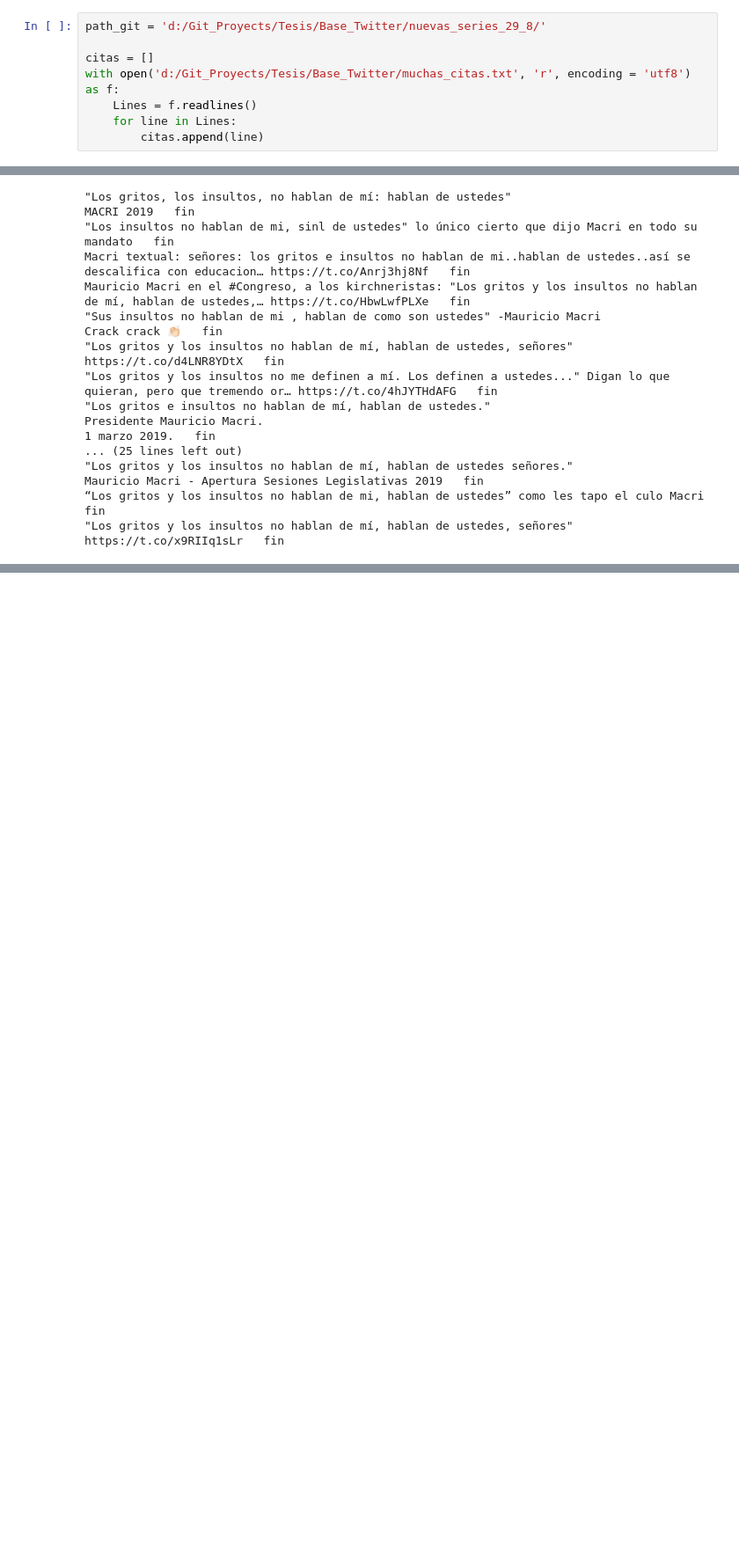
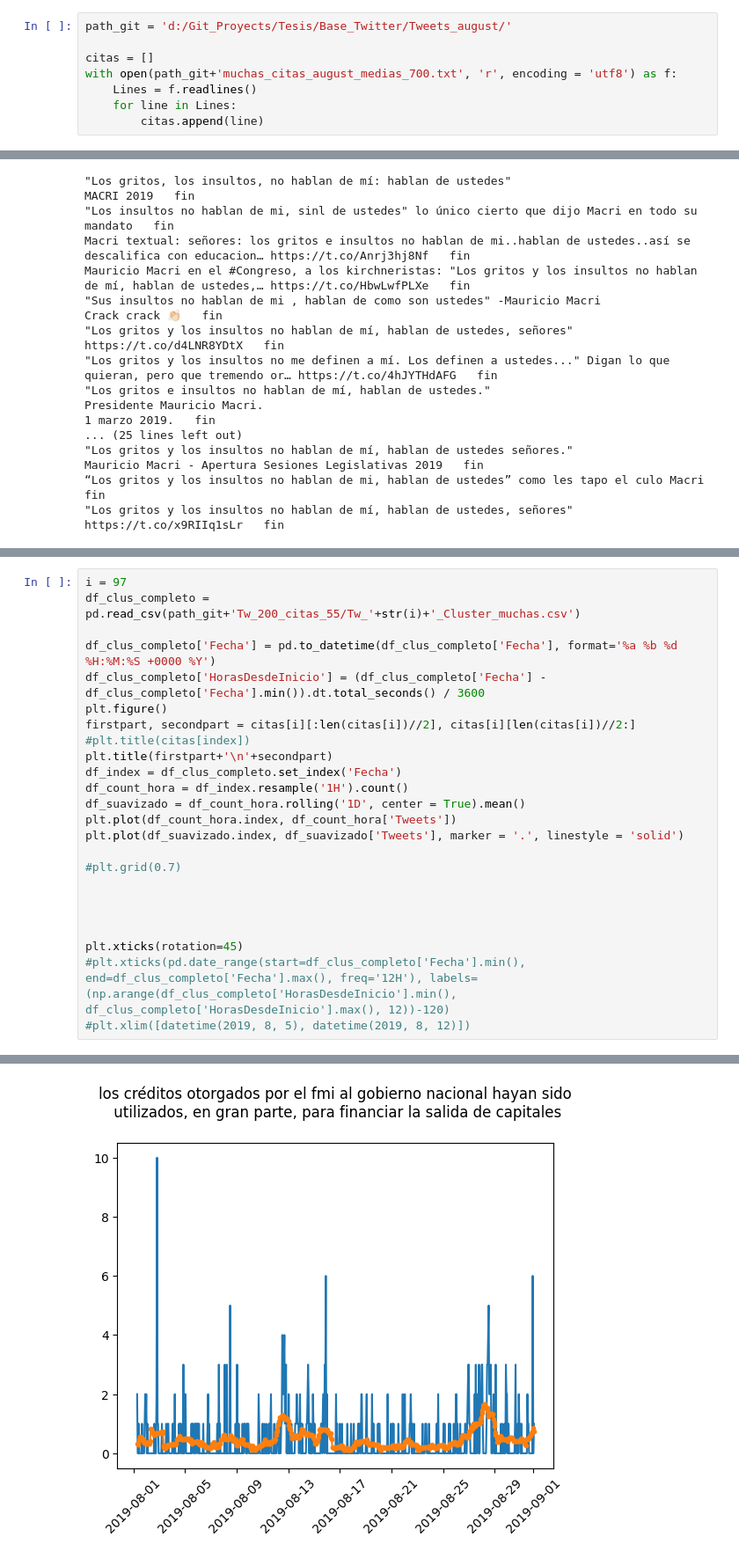
Before and after one commit to Ale-Mildiner/Tesis, a Jupyter notebook: Base_Twitter/Series_Temporales_single.ipynb, the cells around one changed output, grey strips where cells are left out. Shown at 88% size. Saved outputs shown, nothing was run; the diff lists cells and outputs as text; blank space fills up the shorter version.

Commit message:
agrego series temporales singl

```diff
--- a/Base_Twitter/Series_Temporales_single.ipynb
+++ b/Base_Twitter/Series_Temporales_single.ipynb
@@ -4,10 +4,10 @@ import pandas as pd
 import matplotlib.pyplot as plt
 from datetime import datetime, timedelta
 # %%
-path_git = 'd:/Git_Proyects/Tesis/Base_Twitter/nuevas_series_29_8/'
+path_git = 'd:/Git_Proyects/Tesis/Base_Twitter/Tweets_august/'
 
 citas = []
-with open('d:/Git_Proyects/Tesis/Base_Twitter/muchas_citas.txt', 'r', encoding = 'utf8') as f:
+with open(path_git+'muchas_citas_august_medias_700.txt', 'r', encoding = 'utf8') as f:
     Lines = f.readlines()
     for line in Lines:
         citas.append(line)
@@ -190,0 +245,25 @@ Mauricio Macri - Apertura Sesiones Legislativas 2019   fin
+# %%
+i = 97
+df_clus_completo = pd.read_csv(path_git+'Tw_200_citas_55/Tw_'+str(i)+'_Cluster_muchas.csv')
+
+df_clus_completo['Fecha'] = pd.to_datetime(df_clus_completo['Fecha'], format='%a %b %d %H:%M:%S +0000 %Y')
+df_clus_completo['HorasDesdeInicio'] = (df_clus_completo['Fecha'] - df_clus_completo['Fecha'].min()).dt.total_seconds() / 3600
+plt.figure()
+firstpart, secondpart = citas[i][:len(citas[i])//2], citas[i][len(citas[i])//2:]
+#plt.title(citas[index])
+plt.title(firstpart+'\n'+secondpart)
+df_index = df_clus_completo.set_index('Fecha')
+df_count_hora = df_index.resample('1H').count()
+df_suavizado = df_count_hora.rolling('1D', center = True).mean()
+plt.plot(df_count_hora.index, df_count_hora['Tweets'])
+plt.plot(df_suavizado.index, df_suavizado['Tweets'], marker = '.', linestyle = 'solid')
+
+#plt.grid(0.7)
+
+
+
+
+plt.xticks(rotation=45)
+#plt.xticks(pd.date_range(start=df_clus_completo['Fecha'].min(), end=df_clus_completo['Fecha'].max(), freq='12H'), labels= (np.arange(df_clus_completo['HorasDesdeInicio'].min(), df_clus_completo['HorasDesdeInicio'].max(), 12))-120)
+#plt.xlim([datetime(2019, 8, 5), datetime(2019, 8, 12)])
+# %% [output]
@@ -190,0 +281 @@ Mauricio Macri - Apertura Sesiones Legislativas 2019   fin
+[figure, added]
```
Also changed, not shown: parts of 8 cells of this notebook.
